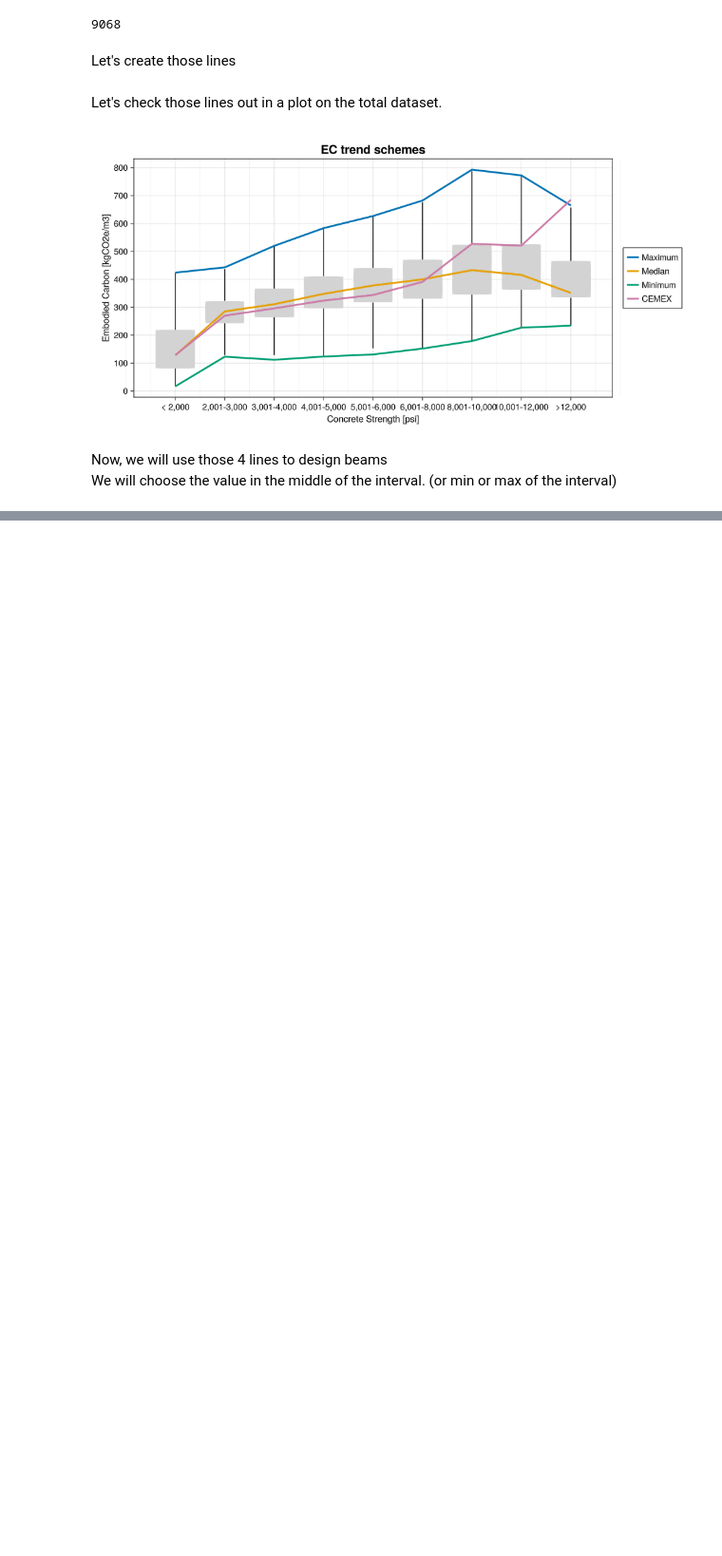
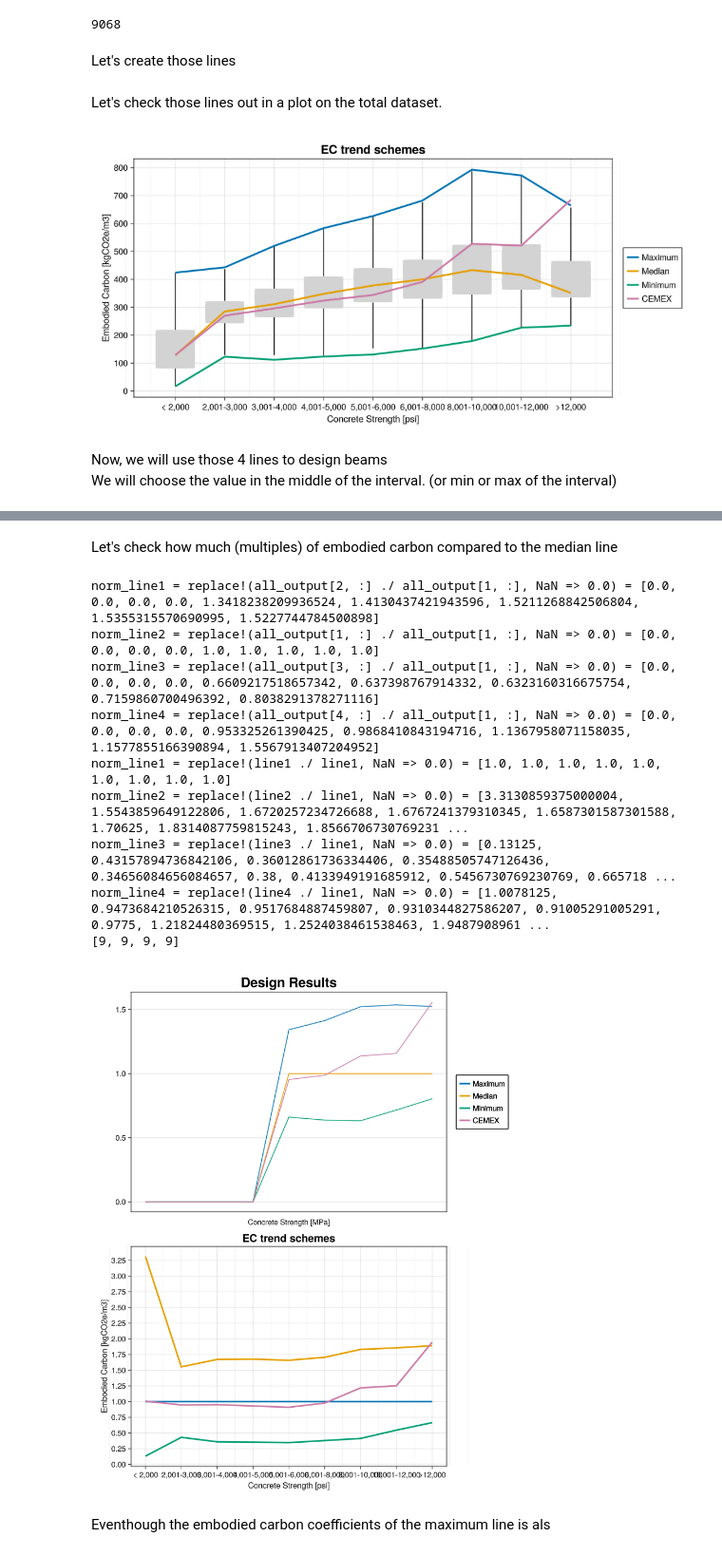
Before and after one commit to pitipatw/ConcreteExplorer, a Jupyter notebook: src/beam_on_dataset.ipynb, the cells around one changed output, grey strips where cells are left out. Shown at 95% size. Cells and saved outputs as stored; diff of their text form; code cells hidden in the pictures; blank space fills up the shorter version.

```diff
--- a/src/beam_on_dataset.ipynb
+++ b/src/beam_on_dataset.ipynb
@@ -304,0 +397,65 @@ scheme4 = hcat(fc′_design, line4);
+# %% [markdown]
+Let's check how much (multiples) of embodied carbon compared to the median line
+# %%
+f_result = Figure(size = (800,1000),)#font = "Avenir Light")
+ax_result = Axis(f_result[1,1], title = "Design Results", titlesize = 25,
+xlabel = "Concrete Strength [MPa]",
+xticks = fc′_design, xtickformat =  x -> printx.(x,2),
+xticklabelrotation = 45)
+@show norm_line1 = replace!(all_output[2,:]./all_output[1,:], NaN => 0.0)
+@show norm_line2 = replace!(all_output[1,:]./all_output[1,:], NaN => 0.0)
+@show norm_line3 = replace!(all_output[3,:]./all_output[1,:], NaN => 0.0)
+@show norm_line4 = replace!(all_output[4,:]./all_output[1,:], NaN => 0.0)
+
+lines!(ax_result,norm_line1 , label = "Maximum" )
+lines!(ax_result,norm_line2 , label = "Median"  )
+lines!(ax_result,norm_line3 , label = "Minimum" )
+lines!(ax_result,norm_line4 , label = company_name)
+Legend(f_result[1,2],ax_result)
+
+ax4 = Axis(f_result[2,1],
+title = "EC trend schemes", titlesize = 20,
+xlabel = "Concrete Strength [psi]",
+xlabelsize = 15,
+xticks=  1:9,
+xminorgridvisible = true,
+xtickformat =  x -> ["< 2,000",
+"2,001-3,000",
+"3,001-4,000",
+"4,001-5,000",
+"5,001-6,000",
+"6,001-8,000",
+"8,001-10,000",
+"10,001-12,000",
+">12,000"][Int.(x)],
+ylabel = "Embodied Carbon [kgCO2e/m3]",
+ylabelsize = 15,
+yticks = 0:0.25:5)
+
+#plot the previous data, greyed out
+# boxplot!(ax4,label,ec_Broyles, color = colorant"#D3D3D3", show_outliers = false, show_median=false)
+@show norm_line1 = replace!(line1./line1, NaN => 0.0)
+@show norm_line2 = replace!(line2./line1, NaN => 0.0)
+@show norm_line3 = replace!(line3./line1, NaN => 0.0)
+@show norm_line4 = replace!(line4./line1, NaN => 0.0)
+println(length.([norm_line1,norm_line2, norm_line3, norm_line4]))
+lines!(ax4, 1:9, norm_line1, label = "Maximum", linewidth = 3)
+lines!(ax4, 1:9, norm_line2, label = "Median",  linewidth = 3)
+lines!(ax4, 1:9, norm_line3, label = "Minimum", linewidth = 3)
+lines!(ax4, 1:9, norm_line4, label = company_name, linewidth = 3)
+Legend(f_result[1,2],ax4)
+
+f_result
+# %% [output]
+norm_line1 = replace!(all_output[2, :] ./ all_output[1, :], NaN => 0.0) = [0.0, 0.0, 0.0, 0.0, 1.3418238209936524, 1.4130437421943596, 1.5211268842506804, 1.5355315570690995, 1.5227744784500898]
+norm_line2 = replace!(all_output[1, :] ./ all_output[1, :], NaN => 0.0) = [0.0, 0.0, 0.0, 0.0, 1.0, 1.0, 1.0, 1.0, 1.0]
+norm_line3 = replace!(all_output[3, :] ./ all_output[1, :], NaN => 0.0) = [0.0, 0.0, 0.0, 0.0, 0.6609217518657342, 0.637398767914332, 0.6323160316675754, 0.7159860700496392, 0.8038291378271116]
+norm_line4 = replace!(all_output[4, :] ./ all_output[1, :], NaN => 0.0) = [0.0, 0.0, 0.0, 0.0, 0.953325261390425, 0.9868410843194716, 1.1367958071158035, 1.1577855166390894, 1.5567913407204952]
+norm_line1 = replace!(line1 ./ line1, NaN => 0.0) = [1.0, 1.0, 1.0, 1.0, 1.0, 1.0, 1.0, 1.0, 1.0]
+norm_line2 = replace!(line2 ./ line1, NaN => 0.0) = [3.3130859375000004, 1.5543859649122806, 1.6720257234726688, 1.6767241379310345, 1.6587301587301588, 1.70625, 1.8314087759815243, 1.8566706730769231 ...
+norm_line3 = replace!(line3 ./ line1, NaN => 0.0) = [0.13125, 0.43157894736842106, 0.36012861736334406, 0.35488505747126436, 0.34656084656084657, 0.38, 0.4133949191685912, 0.5456730769230769, 0.665718 ...
+norm_line4 = replace!(line4 ./ line1, NaN => 0.0) = [1.0078125, 0.9473684210526315, 0.9517684887459807, 0.9310344827586207, 0.91005291005291, 0.9775, 1.21824480369515, 1.2524038461538463, 1.9487908961 ...
+[9, 9, 9, 9]
+[figure, added]
+# %% [markdown]
+Eventhough the embodied carbon coefficients of the maximum line is als
```
Also changed, not shown: parts of 11 cells of this notebook, 1 other file.
